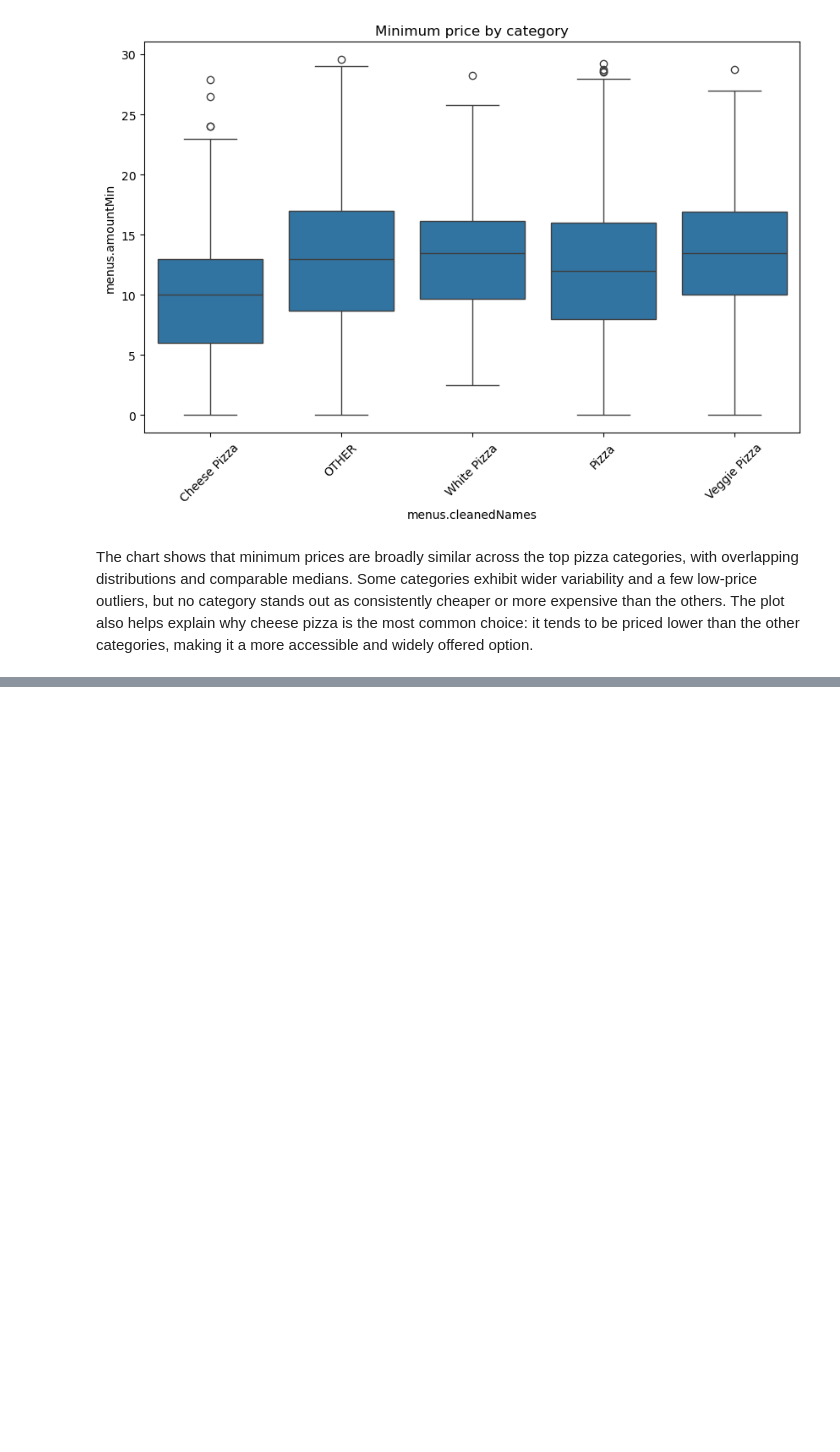
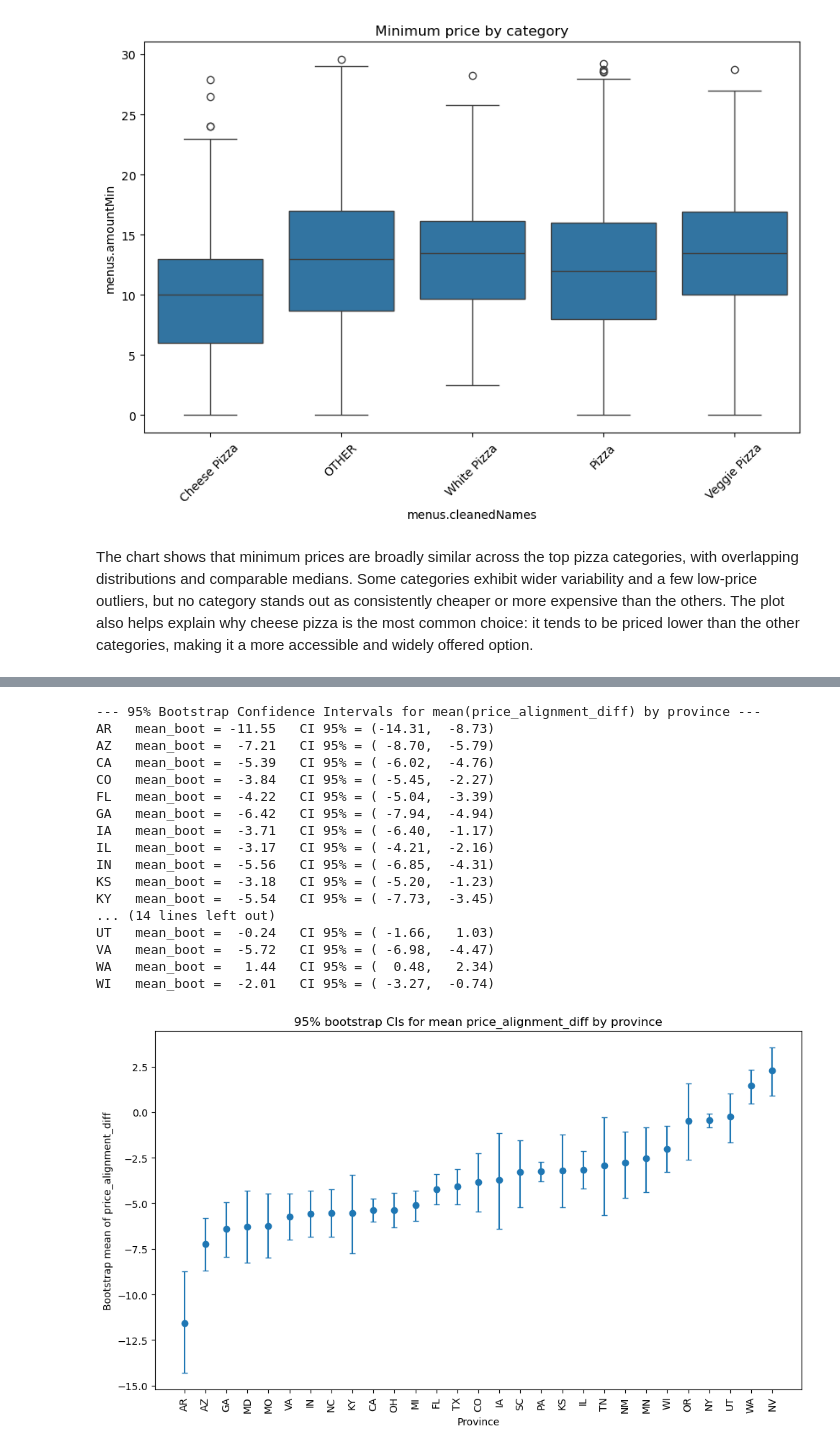
Before and after one commit to emanuelegaliano/Fundamentals-of-Data-Analysis, a Jupyter notebook: project/assignment.ipynb, the cells around one changed output, grey strips where cells are left out. Drawn from its saved outputs; the diff is of its cells as text; code cells hidden in the pictures; blank space fills up the shorter version.

```diff
--- a/project/assignment.ipynb
+++ b/project/assignment.ipynb
@@ -1209,0 +1465,19 @@ The chart shows that minimum prices are broadly similar across the top pizza cat
+# %%
+# ANOVA assumption check
+group_data = []
+province_labels = []
+
+min_n = 30 # minimum number of observations per province
+
+for province, group in df.groupby("province"):
+    diffs = group["price_alignment_diff"].dropna()
+    if len(diffs) >= min_n:
+        group_data.append(diffs)
+        province_labels.append(province)
+
+print("Province included:", province_labels)
+
+results_province = check_anova_assumptions(
+    groups=group_data,
+    labels=province_labels
+)
@@ -1209,0 +1528,58 @@ The chart shows that minimum prices are broadly similar across the top pizza cat
+# %%
+n_boot = 5000
+confidence = 95
+
+bootstrap_means_prov = {prov: [] for prov in province_labels}
+
+for i in range(n_boot):
+    for prov in province_labels:
+        data = df.loc[df["province"] == prov, "price_alignment_diff"]
+        boot_sample = resample(data, replace=True, n_samples=len(data)) # type: ignore
+        bootstrap_means_prov[prov].append(np.mean(boot_sample))  # type: ignore
+
+print(f"--- {confidence}% Bootstrap Confidence Intervals for mean(price_alignment_diff) by province ---")
+prov_stats = {}
+for prov in province_labels:
+    means = np.array(bootstrap_means_prov[prov])
+    lower = np.percentile(means, (100 - confidence) / 2)
+    upper = np.percentile(means, 100 - (100 - confidence) / 2)
+    mean_boot = means.mean()
+    prov_stats[prov] = (mean_boot, lower, upper)
+    print(f"{prov:3s}  mean_boot = {mean_boot:6.2f}   CI {confidence}% = ({lower:6.2f}, {upper:6.2f})")
+
+sorted_provs = sorted(province_labels, key=lambda p: prov_stats[p][0])
+
+means = [prov_stats[p][0] for p in sorted_provs]
+lowers = [prov_stats[p][1] for p in sorted_provs]
+uppers = [prov_stats[p][2] for p in sorted_provs]
+
+x = np.arange(len(sorted_provs))
+yerr = [np.array(means) - np.array(lowers), np.array(uppers) - np.array(means)]
+
+plt.figure(figsize=(10, 6))
+plt.errorbar(x, means, yerr=yerr, fmt="o", capsize=3)
+plt.xticks(x, sorted_provs, rotation=90)
+plt.xlabel("Province")
+plt.ylabel("Bootstrap mean of price_alignment_diff")
+plt.title(f"{confidence}% bootstrap CIs for mean price_alignment_diff by province")
+plt.tight_layout()
+plt.show()
+# %% [output]
+--- 95% Bootstrap Confidence Intervals for mean(price_alignment_diff) by province ---
+AR   mean_boot = -11.55   CI 95% = (-14.31,  -8.73)
+AZ   mean_boot =  -7.21   CI 95% = ( -8.70,  -5.79)
+CA   mean_boot =  -5.39   CI 95% = ( -6.02,  -4.76)
+CO   mean_boot =  -3.84   CI 95% = ( -5.45,  -2.27)
+FL   mean_boot =  -4.22   CI 95% = ( -5.04,  -3.39)
+GA   mean_boot =  -6.42   CI 95% = ( -7.94,  -4.94)
+IA   mean_boot =  -3.71   CI 95% = ( -6.40,  -1.17)
+IL   mean_boot =  -3.17   CI 95% = ( -4.21,  -2.16)
+IN   mean_boot =  -5.56   CI 95% = ( -6.85,  -4.31)
+KS   mean_boot =  -3.18   CI 95% = ( -5.20,  -1.23)
+KY   mean_boot =  -5.54   CI 95% = ( -7.73,  -3.45)
+... (14 lines left out)
+UT   mean_boot =  -0.24   CI 95% = ( -1.66,   1.03)
+VA   mean_boot =  -5.72   CI 95% = ( -6.98,  -4.47)
+WA   mean_boot =   1.44   CI 95% = (  0.48,   2.34)
+WI   mean_boot =  -2.01   CI 95% = ( -3.27,  -0.74)
+[figure, added]
```
Also changed, not shown: parts of 29 cells of this notebook, 1 other file.
